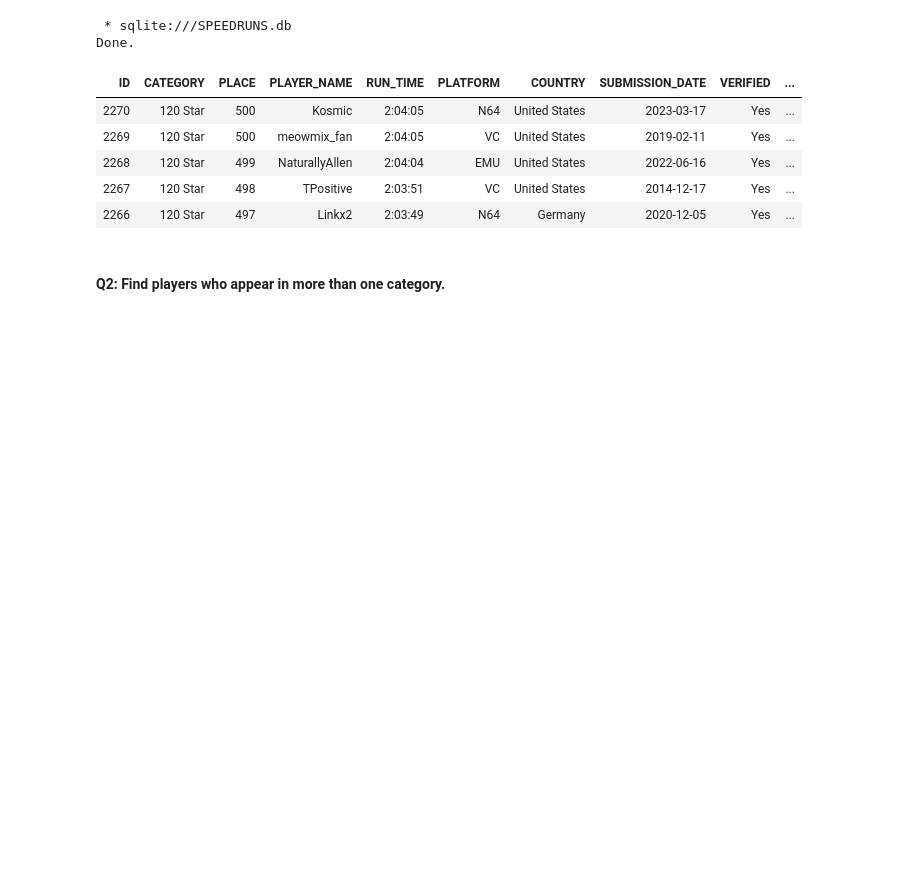
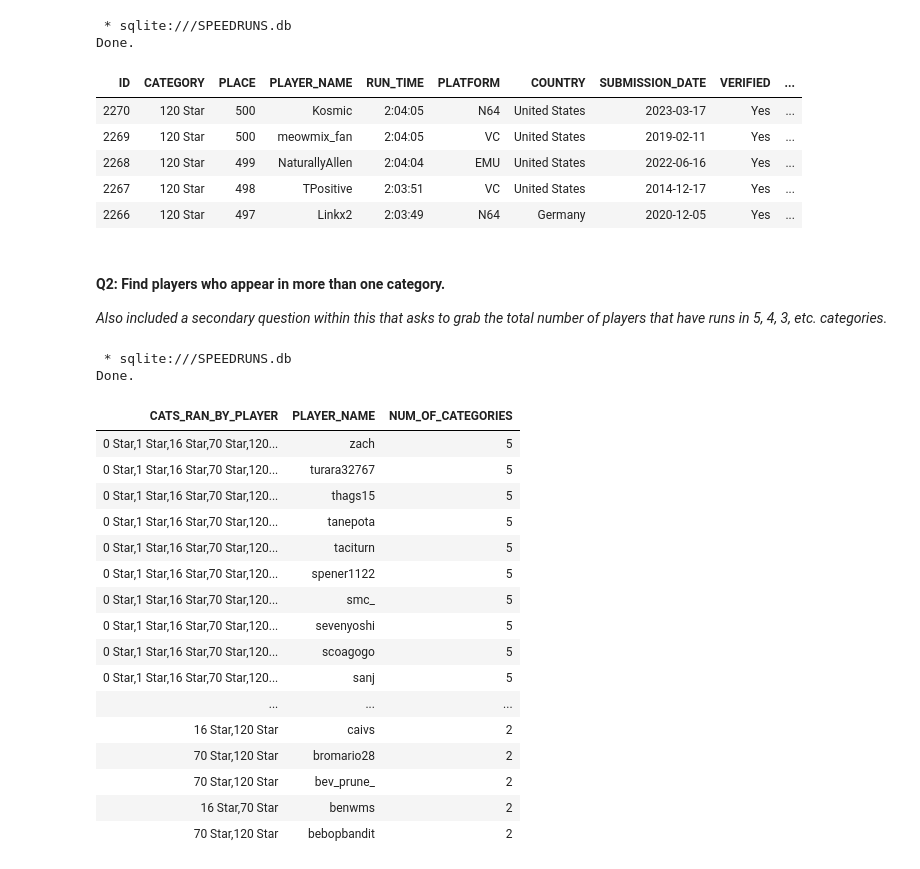
Before and after one commit to ouchmode/SM64-Speedrun-Data, a Jupyter notebook: SM64_Speedruns.ipynb, the cells around one changed output. Saved outputs shown, nothing was run; the diff lists cells and outputs as text; code cells hidden in the pictures; blank space fills up the shorter version.

```diff
--- a/SM64_Speedruns.ipynb
+++ b/SM64_Speedruns.ipynb
@@ -253,6 +256,38 @@ Done.
 | 2266 | 120 Star | 497 | Linkx2 | 2:03:49 | N64 | Germany | 2020-12-05 | Yes | ... |
 # %% [markdown]
 #### **Q2: Find players who appear in more than one category.**
+*Also included a secondary question within this that asks to grab the total number of players that have runs in 5, 4, 3, etc. categories.*
+# %%
+%%sql
+
+/*Learned about the GROUP_CONCAT() function which lets you concat grouped values.
+  In this, I'm using it to display all of the categories that a user has entered a run in.*/
+
+SELECT GROUP_CONCAT(CATEGORY) AS CATS_RAN_BY_PLAYER, PLAYER_NAME, COUNT(PLAYER_NAME) AS NUM_OF_CATEGORIES
+FROM ALL_CAT_SPEEDRUNS
+GROUP BY PLAYER_NAME
+HAVING COUNT(PLAYER_NAME) BETWEEN 1 AND 5
+ORDER BY NUM_OF_CATEGORIES DESC;
+# %% [output]
+ * sqlite:///SPEEDRUNS.db
+Done.
+| CATS_RAN_BY_PLAYER | PLAYER_NAME | NUM_OF_CATEGORIES |
+| 0 Star,1 Star,16 Star,70 Star,120... | zach | 5 |
+| 0 Star,1 Star,16 Star,70 Star,120... | turara32767 | 5 |
+| 0 Star,1 Star,16 Star,70 Star,120... | thags15 | 5 |
+| 0 Star,1 Star,16 Star,70 Star,120... | tanepota | 5 |
+| 0 Star,1 Star,16 Star,70 Star,120... | taciturn | 5 |
+| 0 Star,1 Star,16 Star,70 Star,120... | spener1122 | 5 |
+| 0 Star,1 Star,16 Star,70 Star,120... | smc_ | 5 |
+| 0 Star,1 Star,16 Star,70 Star,120... | sevenyoshi | 5 |
+| 0 Star,1 Star,16 Star,70 Star,120... | scoagogo | 5 |
+| 0 Star,1 Star,16 Star,70 Star,120... | sanj | 5 |
+| ... | ... | ... |
+| 16 Star,120 Star | caivs | 2 |
+| 70 Star,120 Star | bromario28 | 2 |
+| 70 Star,120 Star | bev_prune_ | 2 |
+| 16 Star,70 Star | benwms | 2 |
+| 70 Star,120 Star | bebopbandit | 2 |
 # %%
 %%sql
 
```
Also changed, not shown: parts of 11 cells of this notebook.
